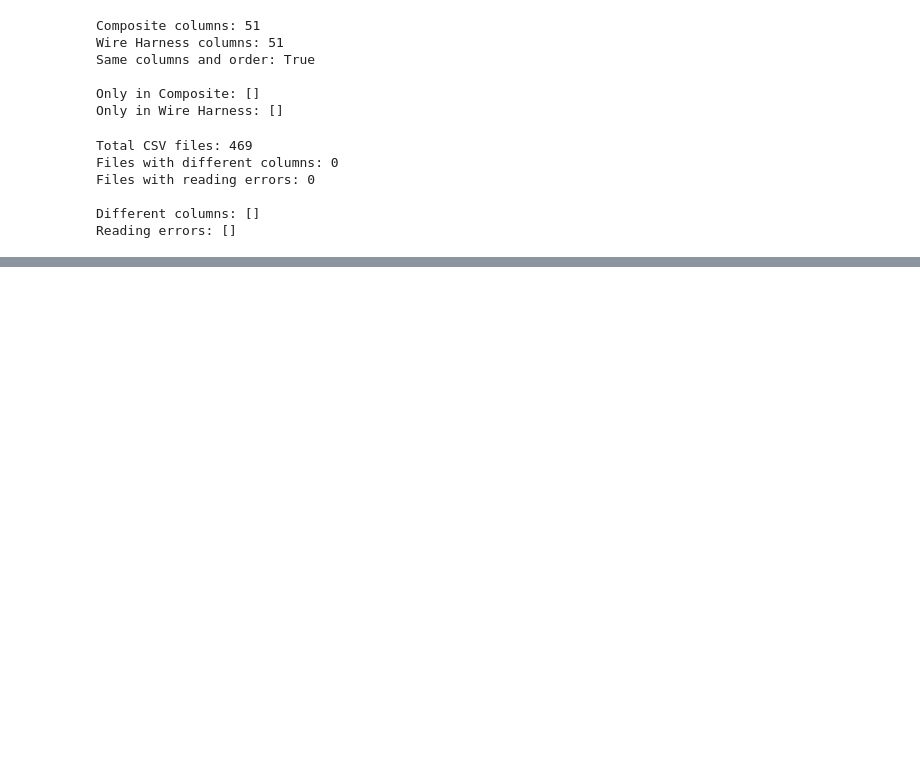
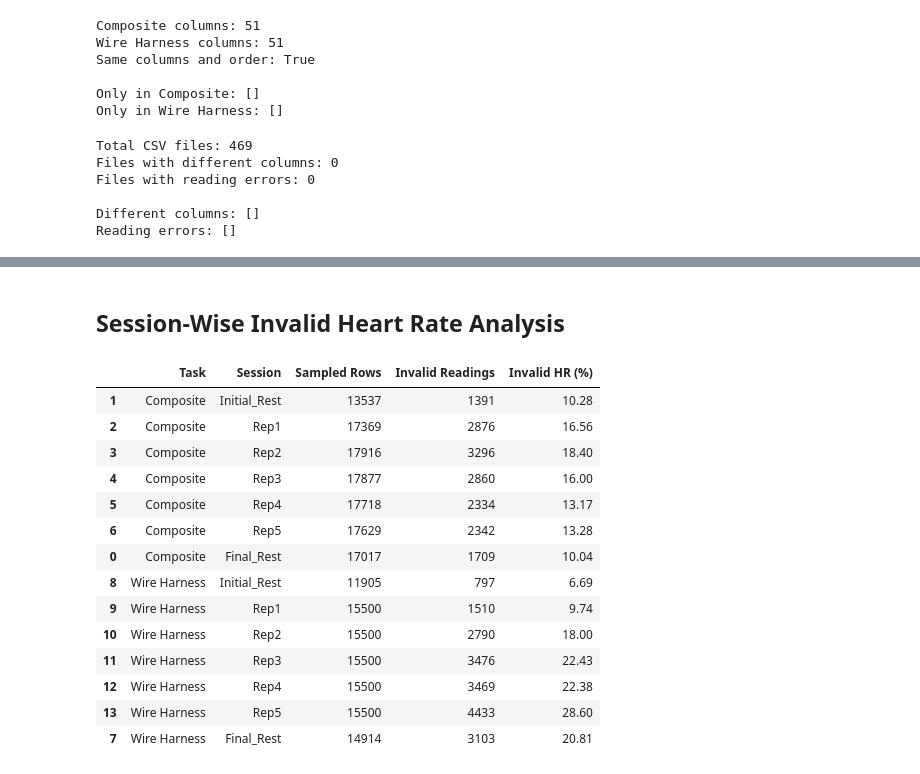
Before and after one commit to Oshadha02/physical-fatigue-ml, a Jupyter notebook: notebooks/01_dataset_understanding.ipynb, the cells around one changed output, grey strips where cells are left out. Cells and saved outputs as stored; diff of their text form; code cells hidden in the pictures; blank space fills up the shorter version.

```diff
--- a/notebooks/01_dataset_understanding.ipynb
+++ b/notebooks/01_dataset_understanding.ipynb
@@ -257,0 +1028,77 @@ Reading errors: []
+# %% [markdown]
+
+## Session-Wise Invalid Heart Rate Analysis
+# %%
+
+# Store heart-rate quality statistics for each session
+session_quality_records = []
+
+for file in processed_files:
+    # Identify the task and experimental session
+    task = file.relative_to(dataset_root).parts[0]
+    session = file.name.split("_P")[0]
+
+    # Read up to 500 processed heart-rate readings
+    data = pd.read_csv(
+        file,
+        usecols=["HR_Processed"],
+        nrows=500
+    )
+
+    # Count readings with the special codes
+    invalid_count = data["HR_Processed"].isin([-2, -3]).sum()
+
+    session_quality_records.append({
+        "Task": task,
+        "Session": session,
+        "Sampled Rows": len(data),
+        "Invalid Readings": invalid_count
+    })
+
+# Combine results by task and session
+session_quality_df = pd.DataFrame(session_quality_records)
+
+session_quality_summary = (
+    session_quality_df
+    .groupby(["Task", "Session"])[
+        ["Sampled Rows", "Invalid Readings"]
+    ]
+    .sum()
+    .reset_index()
+)
+
+# Calculate invalid-reading percentages
+session_quality_summary["Invalid HR (%)"] = (
+    session_quality_summary["Invalid Readings"]
+    / session_quality_summary["Sampled Rows"]
+    * 100
+).round(2)
+
+# Arrange sessions in experimental order
+session_quality_summary["Session"] = pd.Categorical(
+    session_quality_summary["Session"],
+    categories=session_order,
+    ordered=True
+)
+
+session_quality_summary = session_quality_summary.sort_values(
+    ["Task", "Session"]
+)
+
+display(session_quality_summary)
+# %% [output]
+|  | Task | Session | Sampled Rows | Invalid Readings | Invalid HR (%) |
+| 1 | Composite | Initial_Rest | 13537 | 1391 | 10.28 |
+| 2 | Composite | Rep1 | 17369 | 2876 | 16.56 |
+| 3 | Composite | Rep2 | 17916 | 3296 | 18.40 |
+| 4 | Composite | Rep3 | 17877 | 2860 | 16.00 |
+| 5 | Composite | Rep4 | 17718 | 2334 | 13.17 |
+| 6 | Composite | Rep5 | 17629 | 2342 | 13.28 |
+| 0 | Composite | Final_Rest | 17017 | 1709 | 10.04 |
+| 8 | Wire Harness | Initial_Rest | 11905 | 797 | 6.69 |
+| 9 | Wire Harness | Rep1 | 15500 | 1510 | 9.74 |
+| 10 | Wire Harness | Rep2 | 15500 | 2790 | 18.00 |
+| 11 | Wire Harness | Rep3 | 15500 | 3476 | 22.43 |
+| 12 | Wire Harness | Rep4 | 15500 | 3469 | 22.38 |
+| 13 | Wire Harness | Rep5 | 15500 | 4433 | 28.60 |
+| 7 | Wire Harness | Final_Rest | 14914 | 3103 | 20.81 |
```
Also changed, not shown: parts of 54 cells of this notebook.
